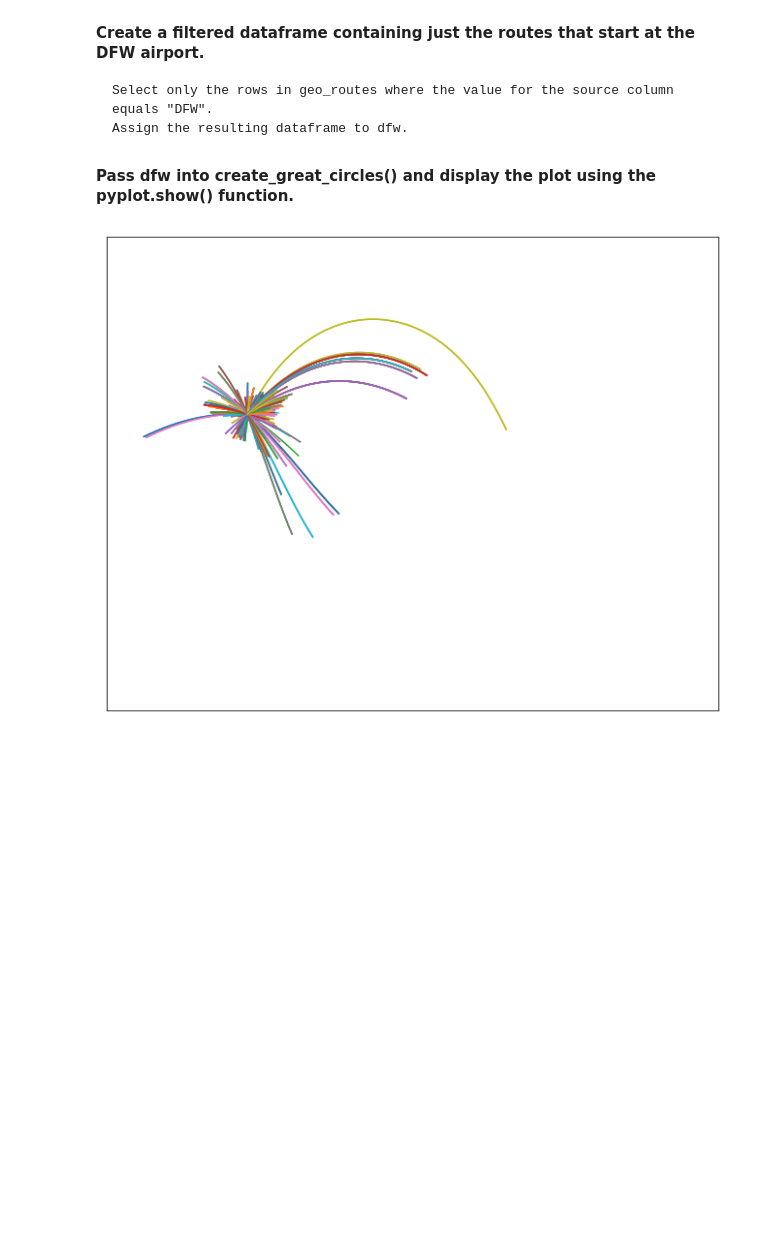
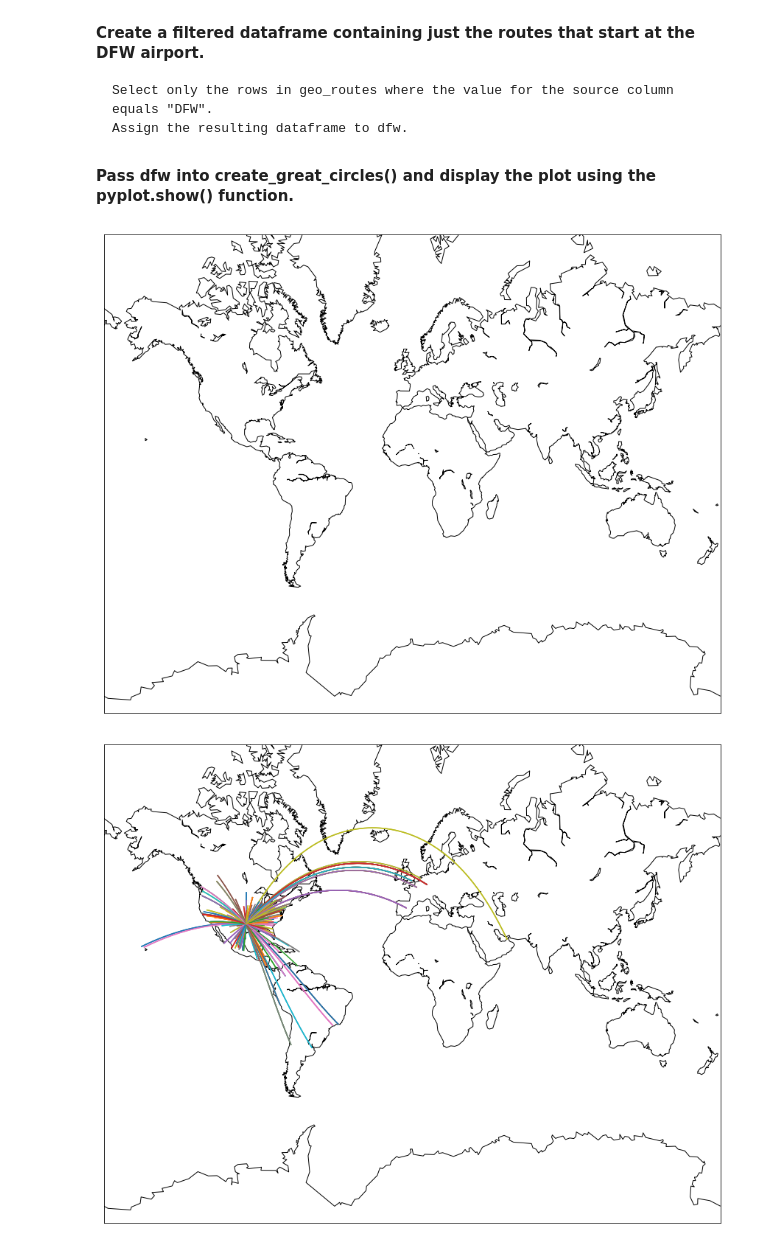
Before and after one commit to k53sc/Learn-DataScience, a Jupyter notebook: Storytelling Through Data Visualization/Visualizing Geographic Data.ipynb, the cells around one changed output. Cells and saved outputs as stored; diff of their text form; code cells hidden in the pictures; blank space fills up the shorter version.

```diff
--- a/Storytelling Through Data Visualization/Visualizing Geographic Data.ipynb
+++ b/Storytelling Through Data Visualization/Visualizing Geographic Data.ipynb
@@ -312,22 +312,25 @@ Unfortunately, basemap struggles to create great circles for routes that have an
 
 #### Pass dfw into create_great_circles() and display the plot using the pyplot.show() function.
 # %%
-fig,ax = plt.subplots( figsize=(12, 9 ) )
+fig, ax = plt.subplots(figsize=(15,20))
+m = Basemap(projection='merc', llcrnrlat=-80, urcrnrlat=80, llcrnrlon=-180, urcrnrlon=180)
+m.drawcoastlines()
+fig, ax = plt.subplots(figsize=(15,20))
+m = Basemap(projection='merc', llcrnrlat=-80, urcrnrlat=80, llcrnrlon=-180, urcrnrlon=180)
+m.drawcoastlines()
 
-m = Basemap(projection='merc', llcrnrlat=-80, urcrnrlat=80, llcrnrlon=-180, urcrnrlon=180 )
-
-def create_great_circles( df ):
+def create_great_circles(df):
     for index, row in df.iterrows():
-        start_lat, start_lon = row['start_lat'], row['start_lon']
-        end_lat, end_lon = row['end_lat'], row['end_lon']
+        end_lat, start_lat = row['end_lat'], row['start_lat']
+        end_lon, start_lon = row['end_lon'], row['start_lon']
 
         if abs(end_lat - start_lat) < 180:
             if abs(end_lon - start_lon) < 180:
                 m.drawgreatcircle(start_lon, start_lat, end_lon, end_lat)
 
-
-dfw = geo_routes[ geo_routes["source"] == "DFW" ]
-create_great_circles( dfw )
+dfw = geo_routes[geo_routes['source'] == "DFW"]
+create_great_circles(dfw)
 plt.show()
 # %% [output]
-[figure, old version]
+[figure, new version]
+[figure, added]
```
Also changed, not shown: parts of 1 cell of this notebook, 11 other files.
